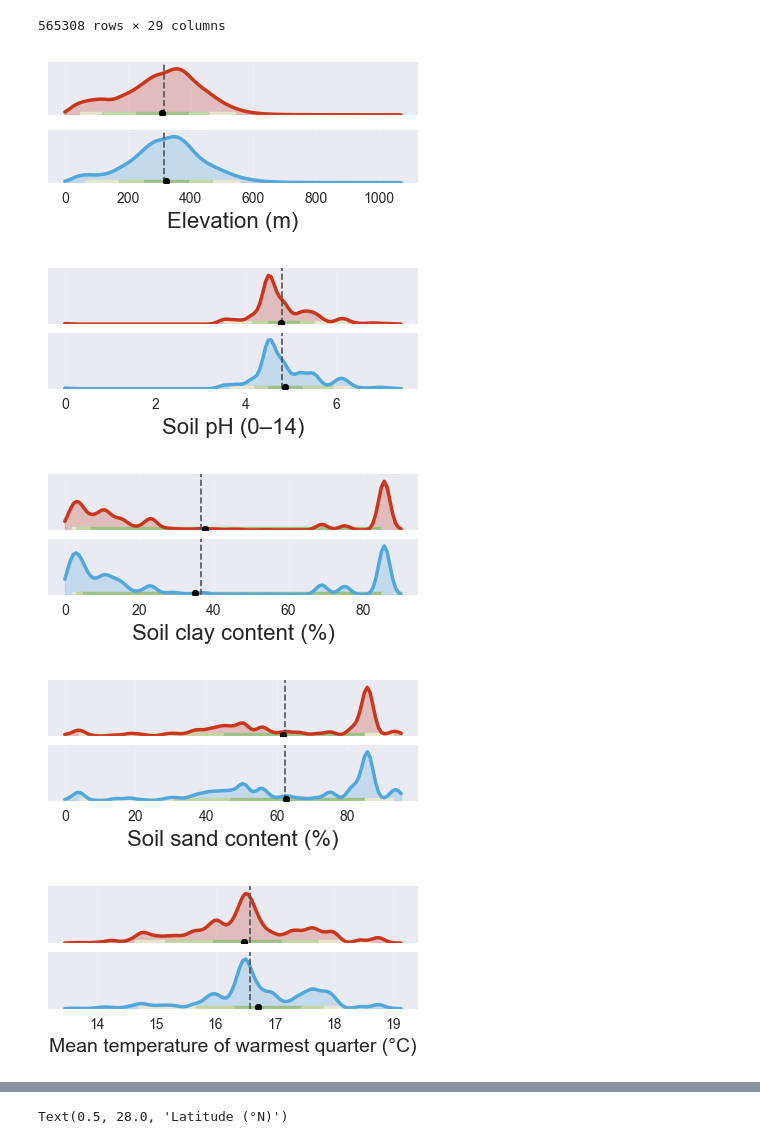
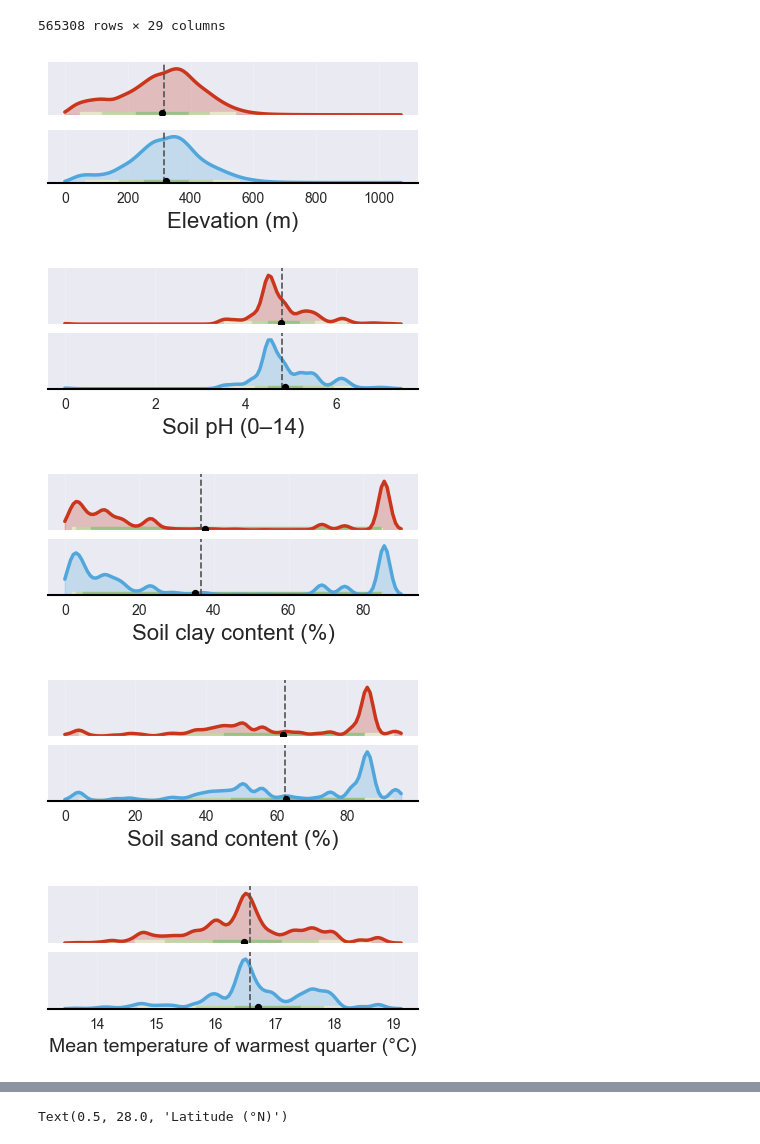
Before and after one commit to jorgelizarazo94/Maple_Quebecois, a Jupyter notebook: Maples_split.ipynb, the cells around one changed output, grey strips where cells are left out. Cells and saved outputs as stored; diff of their text form; code cells hidden in the pictures.

```diff
--- a/Maples_split.ipynb
+++ b/Maples_split.ipynb
@@ -212,34 +212,38 @@ for i, sp in enumerate(species_order):
     subset = df[df['essence'] == sp]
     y = smooth_density(subset['elev'].values, x, sigma_bins=sigma)
     y = y / (y.max() if y.max() > 0 else 1.0)
 
     # Curva base
     ax.plot(x, y, color=species_colors[sp], linewidth=2.5)
     ax.fill_between(x, 0, y, color=species_colors[sp], alpha=0.25)
 
     # Cuantiles
     qs = np.percentile(subset['elev'], [2.5, 10, 25, 75, 90, 97.5])
     band_y = 0.06
     for j in range(len(qs) - 1):
         ax.fill_between([qs[j], qs[j+1]], 0, band_y, color=colors[j], alpha=1.0)
 
     # Medias
     sp_mean = subset['elev'].mean()
     ax.axvline(global_mean, color=darkgrey, linestyle='--', linewidth=1.2)
     ax.scatter([sp_mean], [band_y/2], color='black', s=18, zorder=4)
 
     # Limpieza
     ax.set_ylim(0, y_scale)
     ax.set_yticks([])
     ax.spines[['left','top','right']].set_visible(False)
     ax.grid(axis='x', alpha=0.2)
 
 axs[-1].set_xlabel('Elevation (m)', fontsize=16)
 plt.tight_layout()
+ax = plt.gca()
+for spine in ax.spines.values():
+    spine.set_edgecolor('black')
+    spine.set_linewidth(1.5)
 plt.savefig('images/Elevation.png', transparent=True, dpi=300)
 plt.show()
 # %% [output]
-[figure, old version]
+[figure, new version]
 # %%
 # --- Configuración ---
 bins = 120
@@ -313,10 +317,14 @@ for i, sp in enumerate(species_order):
 axs[-1].set_xlabel('Soil pH (0–14)', fontsize=16)
 plt.tight_layout()
 plt.subplots_adjust(hspace=0.15)
+ax = plt.gca()
+for spine in ax.spines.values():
+    spine.set_edgecolor('black')
+    spine.set_linewidth(1.5)
 plt.savefig('images/pH.png', transparent=True, dpi=300)
 plt.show()
 # %% [output]
-[figure, old version]
+[figure, new version]
 # %%
 def fresh():
     return db_raw.copy()
@@ -384,10 +392,14 @@ for i, sp in enumerate(species_order):
 axs[-1].set_xlabel('Soil clay content (%)', fontsize=16)
 plt.tight_layout()
 plt.subplots_adjust(hspace=0.15)
+ax = plt.gca()
+for spine in ax.spines.values():
+    spine.set_edgecolor('black')
+    spine.set_linewidth(1.5)
 plt.savefig('images/clay.png', transparent=True, dpi=300)
 plt.show()
 # %% [output]
-[figure, old version]
+[figure, new version]
 # %%
 def fresh():
     return db_raw.copy()
@@ -462,10 +474,14 @@ axs[-1].set_xlabel('Soil sand content (%)', fontsize=16)
 
 plt.tight_layout()
 plt.subplots_adjust(hspace=0.15)
+ax = plt.gca()
+for spine in ax.spines.values():
+    spine.set_edgecolor('black')
+    spine.set_linewidth(1.5)
 plt.savefig('images/sand.png', transparent=True, dpi=300)
 plt.show()
 # %% [output]
-[figure, old version]
+[figure, new version]
 # %%
 def fresh():
     return db_raw.copy()
@@ -541,10 +557,14 @@ axs[-1].set_xlabel('Mean temperature of warmest quarter (°C)', fontsize=14)
 
 plt.tight_layout()
 plt.subplots_adjust(hspace=0.15)
+ax = plt.gca()
+for spine in ax.spines.values():
+    spine.set_edgecolor('black')
+    spine.set_linewidth(1.5)
 plt.savefig('images/bio10.png', transparent=True, dpi=300)
 plt.show()
 # %% [output]
-[figure, old version]
+[figure, new version]
 # %%
 def fresh():
     return db_raw.copy()
```
Also changed, not shown: parts of 11 cells of this notebook, 3 other files.
